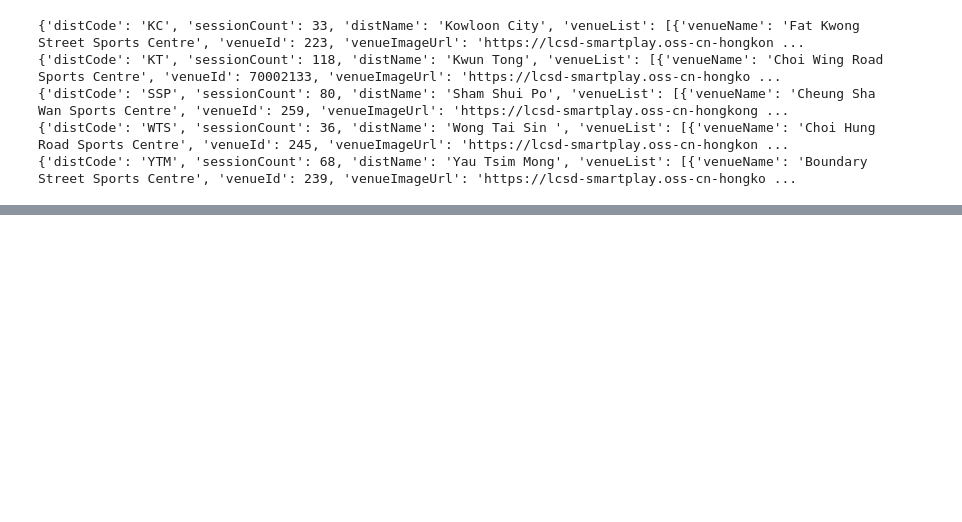
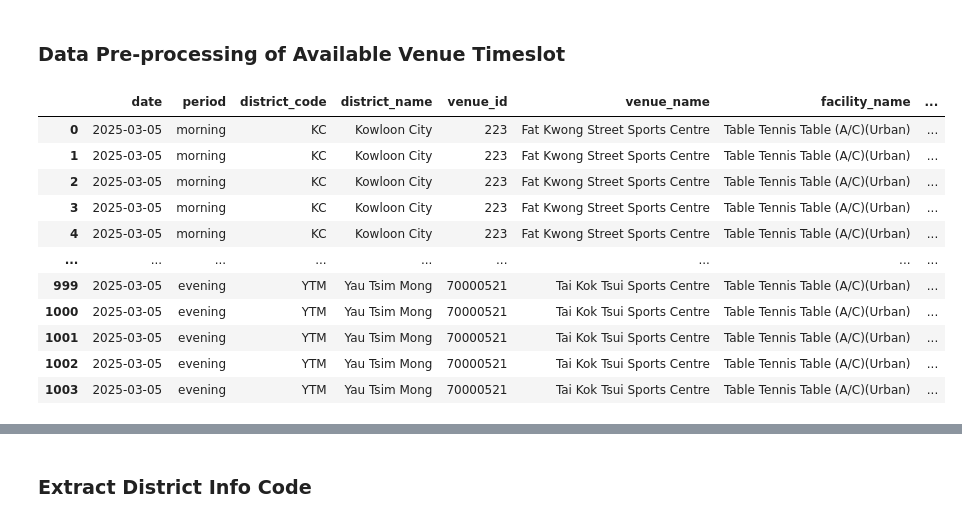
Before and after one commit to ragnarkor/Custom_Web_Bot, a Jupyter notebook: Smart_Play_Bot_with_LLM/utils.ipynb, the cells around one changed output, grey strips where cells are left out. Drawn from its saved outputs; the diff is of its cells as text; code cells hidden in the pictures; blank space fills up the shorter version.

Commit message:
Update process available timeslot

```diff
--- a/Smart_Play_Bot_with_LLM/utils.ipynb
+++ b/Smart_Play_Bot_with_LLM/utils.ipynb
@@ -48,40 +51,51 @@ available_venue_timeslot
-# %%
-for district in available_venue_timeslot["data"]["morning"]["distList"]:
-    print(district)
-# %% [output]
-{'distCode': 'KC', 'sessionCount': 33, 'distName': 'Kowloon City', 'venueList': [{'venueName': 'Fat Kwong Street Sports Centre', 'venueId': 223, 'venueImageUrl': 'https://lcsd-smartplay.oss-cn-hongkon ...
-{'distCode': 'KT', 'sessionCount': 118, 'distName': 'Kwun Tong', 'venueList': [{'venueName': 'Choi Wing Road Sports Centre', 'venueId': 70002133, 'venueImageUrl': 'https://lcsd-smartplay.oss-cn-hongko ...
-{'distCode': 'SSP', 'sessionCount': 80, 'distName': 'Sham Shui Po', 'venueList': [{'venueName': 'Cheung Sha Wan Sports Centre', 'venueId': 259, 'venueImageUrl': 'https://lcsd-smartplay.oss-cn-hongkong ...
-{'distCode': 'WTS', 'sessionCount': 36, 'distName': 'Wong Tai Sin ', 'venueList': [{'venueName': 'Choi Hung Road Sports Centre', 'venueId': 245, 'venueImageUrl': 'https://lcsd-smartplay.oss-cn-hongkon ...
-{'distCode': 'YTM', 'sessionCount': 68, 'distName': 'Yau Tsim Mong', 'venueList': [{'venueName': 'Boundary Street Sports Centre', 'venueId': 239, 'venueImageUrl': 'https://lcsd-smartplay.oss-cn-hongko ...
+# %% [markdown]
+### Data Pre-processing of Available Venue Timeslot
 # %%
-for period in [i for i in available_venue_timeslot["data"].keys() if i != "venueCountList"]:
-    period_info = {"period": available_venue_timeslot["data"][period]}
-    # print(available_venue_timeslot["data"][period])
+def process_available_venue_timeslot(available_venue_timeslot):
+    data = []
 
-    for district in available_venue_timeslot["data"][period]["distList"]:
-        # print(district["distCode"])
+    for period in [i for i in available_venue_timeslot["data"].keys() if i != "venueCountList"]:
+        # print(available_venue_timeslot["data"][period])
 
-        for venue in district["venueList"]:
-            # print(" ", venue["venueName"])
+        for district in available_venue_timeslot["data"][period]["distList"]:
+            # print(district["distCode"])
 
-            for facility in venue["fatList"]:
-                # print("  ", facility["fatName"])
+            for venue in district["venueList"]:
+                # print(" ", venue["venueName"])
 
-                for session in facility["sessionList"]:
-                    # print("   ", session["ssnStartTime"], session["ssnEndTime"], session["available"])
+                for facility in venue["fatList"]:
+                    # print("  ", facility["fatName"])
 
-                    session_info = {"period": period,
-                                    "district_code": district["distCode"],
-                                    "district_name": district["distName"],
-                                    "venue_id": venue["venueId"],
-                                    "venue_name": venue["venueName"],
-                                    "facility_name": facility["fatName"],
-                                    "session_start_time": session["ssnStartTime"],
-                                    "session_end_time": session["ssnEndTime"],
-                                    "session_available": session["available"]}
+                    for session in facility["sessionList"]:
+                        # print("   ", session["ssnStartTime"], session["ssnEndTime"], session["available"])
 
-                    print(session_info)
+                        session_info = {"date": session["ssnStartDate"],
+                                        "period": period,
+                                        "district_code": district["distCode"],
+                                        "district_name": district["distName"],
+                                        "venue_id": venue["venueId"],
+                                        "venue_name": venue["venueName"],
+                                        "facility_name": facility["fatName"],
+                                        "session_start_time": session["ssnStartTime"],
+                                        "session_end_time": session["ssnEndTime"],
+                                        "session_available": session["available"]}
 
-        print("==================================")
+                        data.append(session_info)
+                        # print(session_info)
+    return data
+
+data = process_available_venue_timeslot(available_venue_timeslot)
+pd.DataFrame(data)
 # %% [output]
+|  | date | period | district_code | district_name | venue_id | venue_name | facility_name | ... |
+| 0 | 2025-03-05 | morning | KC | Kowloon City | 223 | Fat Kwong Street Sports Centre | Table Tennis Table (A/C)(Urban) | ... |
+| 1 | 2025-03-05 | morning | KC | Kowloon City | 223 | Fat Kwong Street Sports Centre | Table Tennis Table (A/C)(Urban) | ... |
+| 2 | 2025-03-05 | morning | KC | Kowloon City | 223 | Fat Kwong Street Sports Centre | Table Tennis Table (A/C)(Urban) | ... |
+| 3 | 2025-03-05 | morning | KC | Kowloon City | 223 | Fat Kwong Street Sports Centre | Table Tennis Table (A/C)(Urban) | ... |
+| 4 | 2025-03-05 | morning | KC | Kowloon City | 223 | Fat Kwong Street Sports Centre | Table Tennis Table (A/C)(Urban) | ... |
+| ... | ... | ... | ... | ... | ... | ... | ... | ... |
+| 999 | 2025-03-05 | evening | YTM | Yau Tsim Mong | 70000521 | Tai Kok Tsui Sports Centre | Table Tennis Table (A/C)(Urban) | ... |
+| 1000 | 2025-03-05 | evening | YTM | Yau Tsim Mong | 70000521 | Tai Kok Tsui Sports Centre | Table Tennis Table (A/C)(Urban) | ... |
+| 1001 | 2025-03-05 | evening | YTM | Yau Tsim Mong | 70000521 | Tai Kok Tsui Sports Centre | Table Tennis Table (A/C)(Urban) | ... |
+| 1002 | 2025-03-05 | evening | YTM | Yau Tsim Mong | 70000521 | Tai Kok Tsui Sports Centre | Table Tennis Table (A/C)(Urban) | ... |
+| 1003 | 2025-03-05 | evening | YTM | Yau Tsim Mong | 70000521 | Tai Kok Tsui Sports Centre | Table Tennis Table (A/C)(Urban) | ... |
@@ -174,3 +103,5 @@ full_df, visualization_df = process_api_response(available_venue_timeslot["data"
+# %% [markdown]
+### Extract District Info Code
 # %%
 def fetch_district_info():
     """Fetches and structures district hierarchy data from the LCSD API."""
```
Also changed, not shown: parts of 6 cells of this notebook, 1 other file.
